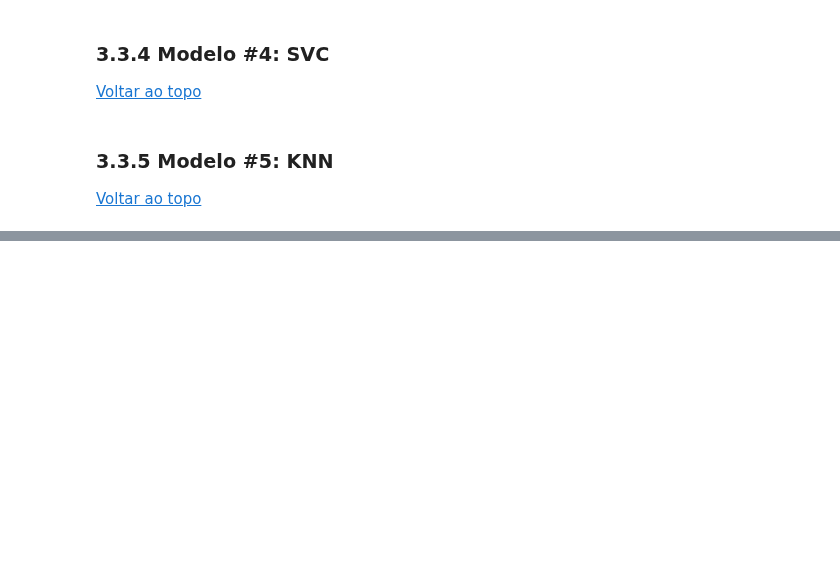
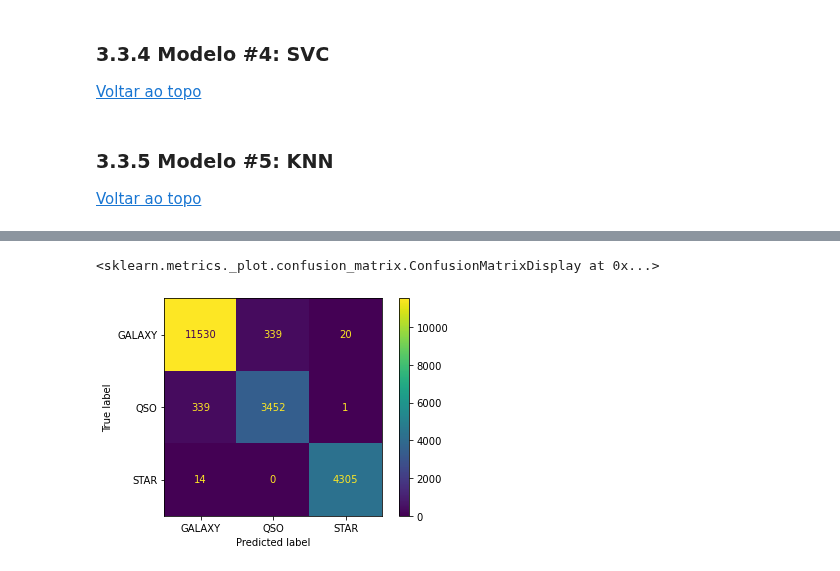
Before and after one commit to gutessitore/StellarClassification, a Jupyter notebook: Relatorio.ipynb, the cells around one changed output, grey strips where cells are left out. Cells and saved outputs as stored; diff of their text form; code cells hidden in the pictures; blank space fills up the shorter version.

```diff
--- a/Relatorio.ipynb
+++ b/Relatorio.ipynb
@@ -391,0 +519,5 @@ calcululate_metrics(y_test, y_pred, average='micro')
+# %%
+model = DecisionTreeClassifier(random_state=42)
+model.fit(X_train_oversam, y_train_oversam)
+
+y_pred = model.predict(X_test)
@@ -391,0 +540,5 @@ calcululate_metrics(y_test, y_pred, average='micro')
+# %%
+ConfusionMatrixDisplay.from_predictions(y_test, y_pred)
+# %% [output]
+<sklearn.metrics._plot.confusion_matrix.ConfusionMatrixDisplay at 0x...>
+[figure, added]
```
Also changed, not shown: parts of 56 cells of this notebook.
